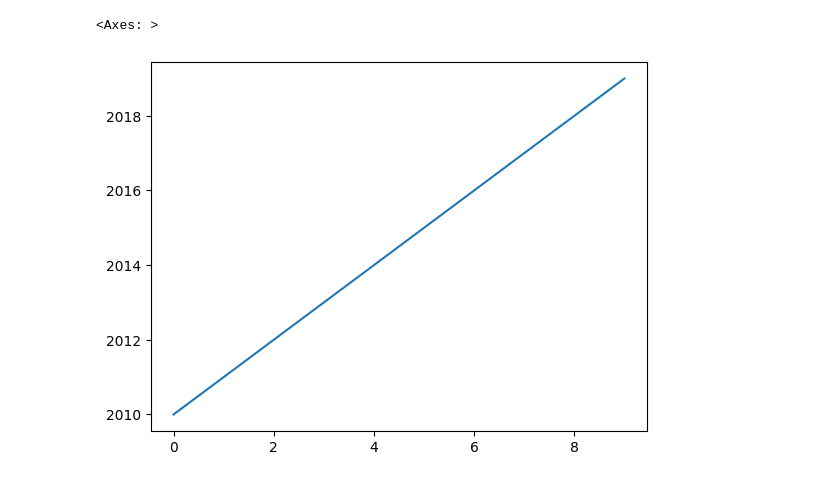
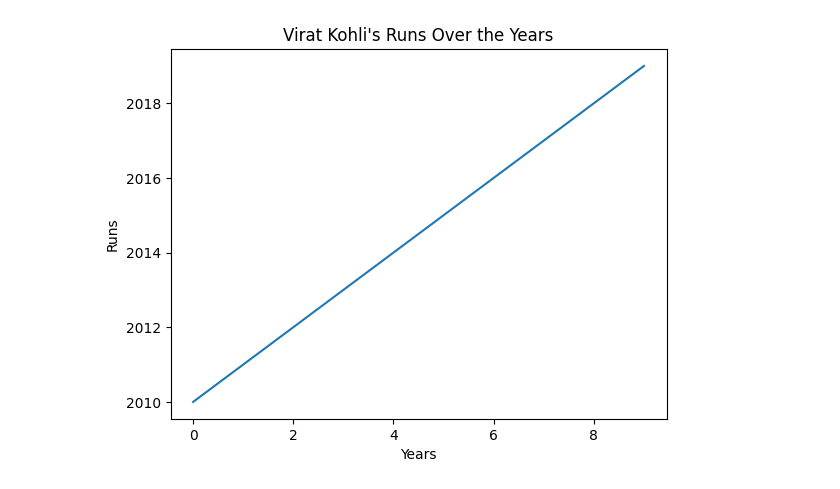
Before and after one commit to AbhishekDhaka9/Data_Science_concepts, a Jupyter notebook: seaborn.ipynb, the cells around one changed output. Cells and saved outputs as stored; diff of their text form; code cells hidden in the pictures.

```diff
--- a/seaborn.ipynb
+++ b/seaborn.ipynb
@@ -17,5 +23,8 @@ syn.lineplot(kohli)
 # %%
-syn.lineplot(years)
+sns.lineplot(years)
+plt.xlabel("Years")
+plt.ylabel("Runs")
+plt.title("Virat Kohli's Runs Over the Years")
+plt.show()
 # %% [output]
-<Axes: >
-[figure, old version]
+[figure, new version]
```
Also changed, not shown: parts of 5 cells of this notebook.
